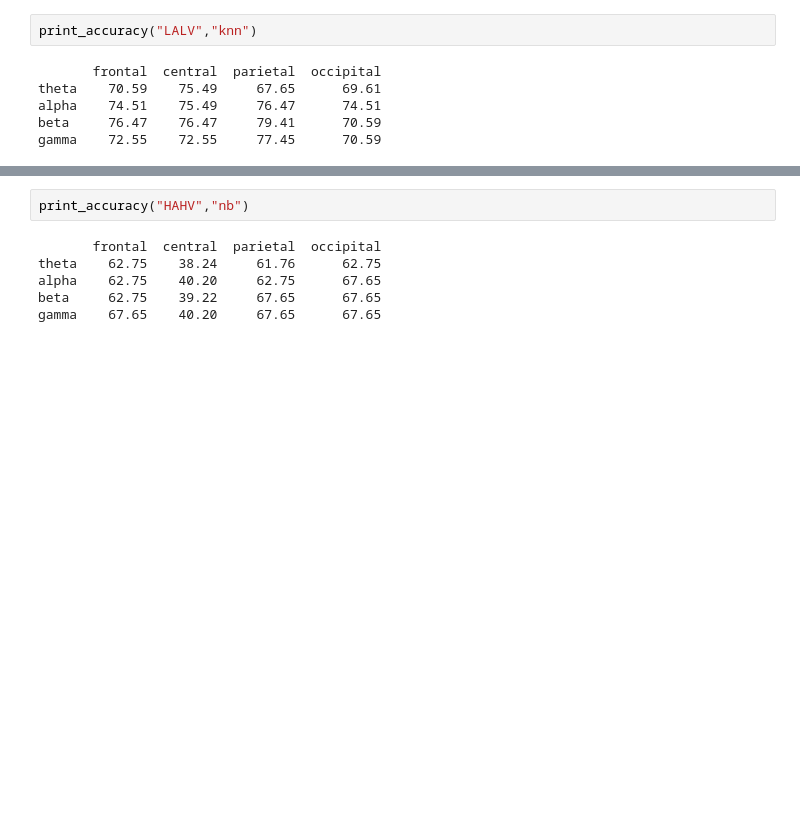
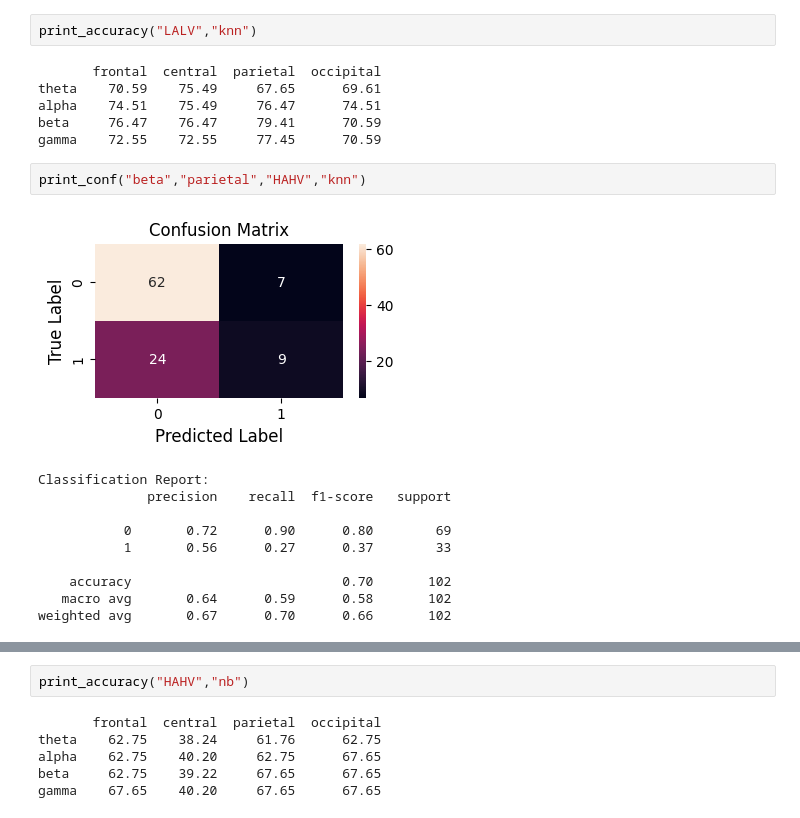
Before and after one commit to RabinSharma25/emotion-classification-using-eeg-signals, a Jupyter notebook: rabin2.ipynb, the cells around one changed output, grey strips where cells are left out. Cells and saved outputs as stored; diff of their text form; blank space fills up the shorter version.

```diff
--- a/rabin2.ipynb
+++ b/rabin2.ipynb
@@ -984,6 +997,19 @@ theta    70.59    75.49     67.65      69.61
 alpha    74.51    75.49     76.47      74.51
 beta     76.47    76.47     79.41      70.59
 gamma    72.55    72.55     77.45      70.59
+# %%
+print_conf("beta","parietal","HAHV","knn")
+# %% [output]
+[figure, added]
+Classification Report:
+              precision    recall  f1-score   support
+
+           0       0.72      0.90      0.80        69
+           1       0.56      0.27      0.37        33
+
+    accuracy                           0.70       102
+   macro avg       0.64      0.59      0.58       102
+weighted avg       0.67      0.70      0.66       102
 # %%
 print_accuracy("HAHV","dtree")
 # %% [output]
```
Also changed, not shown: parts of 40 cells of this notebook.
